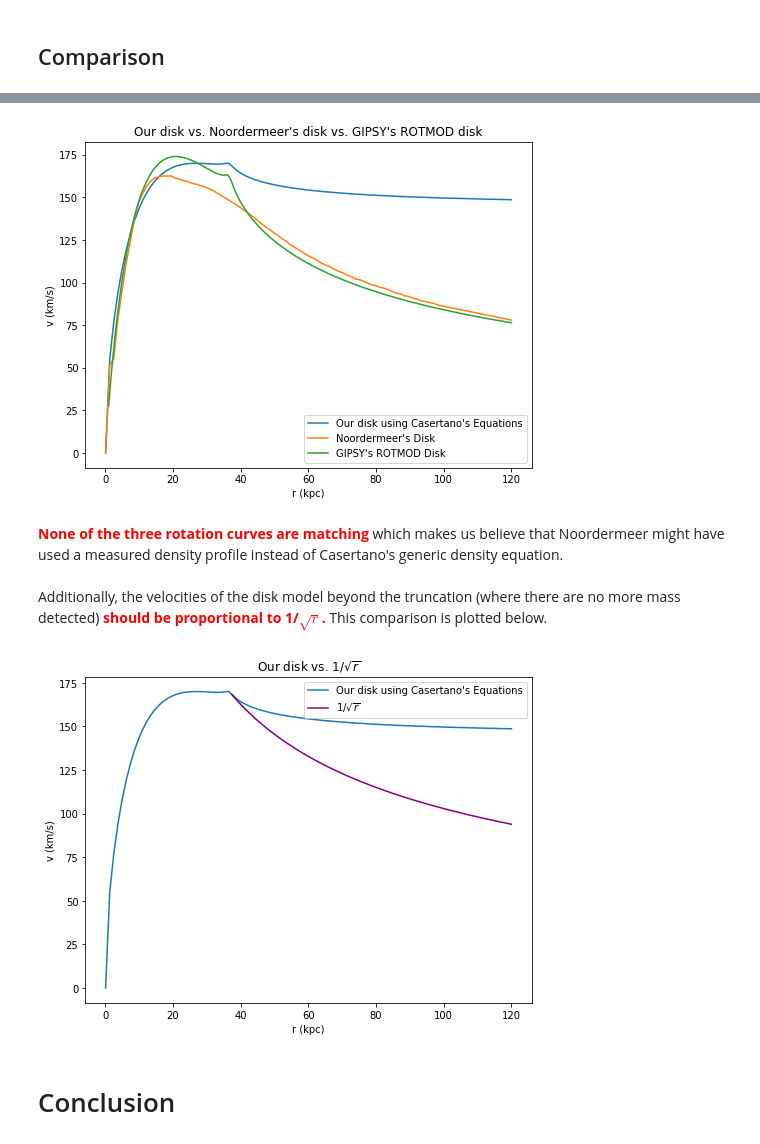
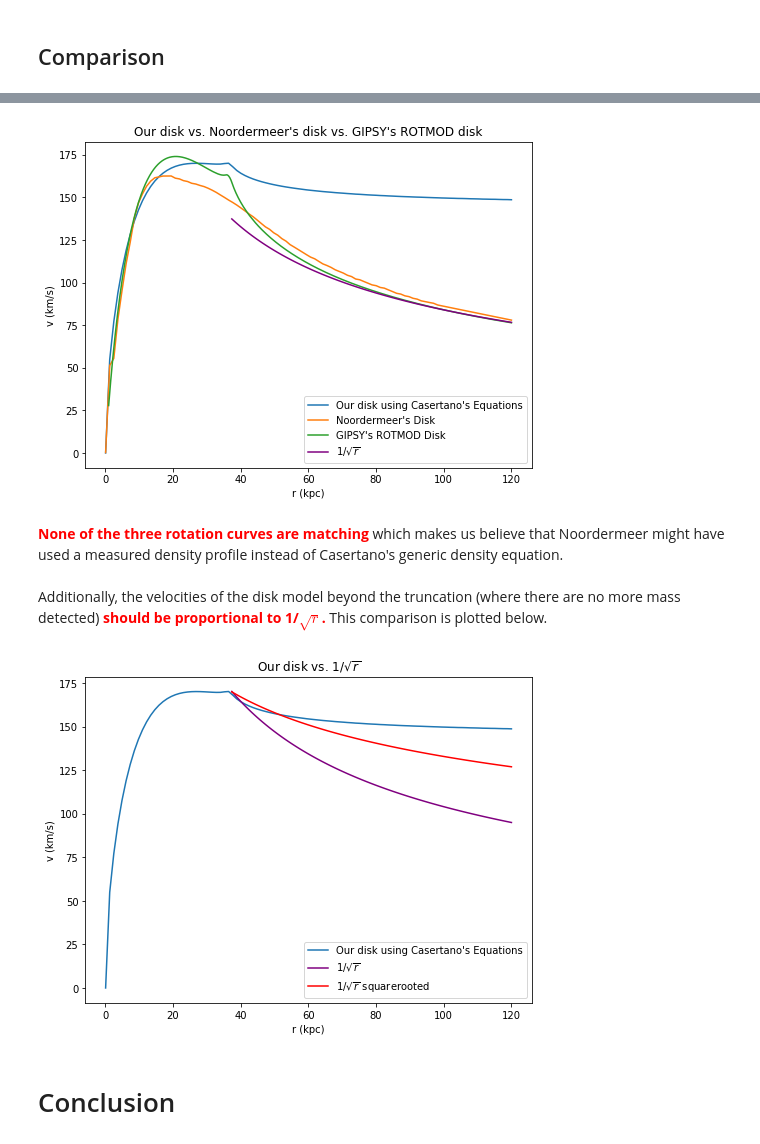
Before and after one commit to villano-lab/grav_project, a Jupyter notebook: notes/Disk_Notes.ipynb, the cells around one changed output, grey strips where cells are left out. Drawn from its saved outputs; the diff is of its cells as text; code cells hidden in the pictures.

```diff
--- a/notes/Disk_Notes.ipynb
+++ b/notes/Disk_Notes.ipynb
@@ -156,6 +156,10 @@ The rotation curve of the disk component of NGC 5533 galaxy was calculated and p
 According to his email, Noordermeer used a GIPSY task to compute the disk model but could not remember details. We assumed this was the ROTMOD task. The GIPSY program seems to have some issues when installing. So far, we only had success running the ROTMOD task separately. The arguments used were:  <br> <b> TYPE=DISK   ZLAW=SIMPLE-SECH   Z0=1.78   USER=N   DENS0=310   H=8.9   RCUT=35.6   DELTA=1.78   MASS=160   RADII=1:120:0.1</b><br>
 Running the above argument, the ROTMOD program created a text file containing radii from 1 to 120 kpc with 0.1 kpc increments and corresponding velocities. The data was then plotted and compared with both our disk and Noordermeer's disk. See below.
 # %%
+def f(r):
+    return 840 / np.sqrt(r)
+rplot = np.linspace(37.38,120,100)
+
 gdata = dp.getXYdata('../fitting/data/final/nord-120kpc-disk-gipsy.txt') #data from GIPSY
 rdat = np.asarray(gdata['xx']) #radius values
 gvel = np.asarray(gdata['yy']) #velocities from GIPSY
@@ -164,31 +168,38 @@ plt.figure(figsize=(8,6))
 plt.plot(r,0.4*nf.d_v(r,1,nf.h_c,nf.drho00_c,load=True,path='../fitting/'),label="Our disk using Casertano's Equations")
 plt.plot(r,noord.noord_disk(r),label="Noordermeer's Disk")
 plt.plot(rdat,gvel,label="GIPSY's ROTMOD Disk")
+plt.plot(rplot, f(rplot),'purple',label='1/$\sqrt{r}$')
+
 plt.xlabel('r (kpc)')
 plt.ylabel('v (km/s)')
 plt.title("Our disk vs. Noordermeer's disk vs. GIPSY's ROTMOD disk")
 plt.legend()
 plt.show()
 # %% [output]
-[figure, old version]
+[figure, new version]
 # %% [markdown]
 <font color="red"> <b> None of the three rotation curves are matching </b> </font>which makes us believe that Noordermeer might have used a measured density profile instead of Casertano's generic density equation.  <br><br>
 Additionally, the velocities of the disk model beyond the truncation (where there are no more mass detected) <font color="red"> <b>should be proportional to 1/$\sqrt{r}$. </b> </font> This comparison is plotted below.
 # %%
 def f(r):
-    return 1029 / np.sqrt(r)
+    return 1040 / np.sqrt(r)
+
+def f2(r):
+    return 420 / np.sqrt(np.sqrt(r))
 
 rplot = np.linspace(37.38,120,100)
 plt.figure(figsize=(8,6))
 plt.plot(r,0.4*nf.d_v(r,1,nf.h_c,nf.drho00_c,load=True,path='../fitting/'),label="Our disk using Casertano's Equations")
 plt.plot(rplot, f(rplot),'purple',label='1/$\sqrt{r}$')
+plt.plot(rplot, f2(rplot),'r',label='1/$\sqrt{r}$ squarerooted')
+
 plt.xlabel('r (kpc)')
 plt.ylabel('v (km/s)')
 plt.title("Our disk vs. 1/$\sqrt{r}$")
 plt.legend()
 plt.show()
 # %% [output]
-[figure, old version]
+[figure, new version]
 # %% [markdown]
 # Conclusion
 # %% [markdown]
```
Also changed, not shown: parts of 3 cells of this notebook.
